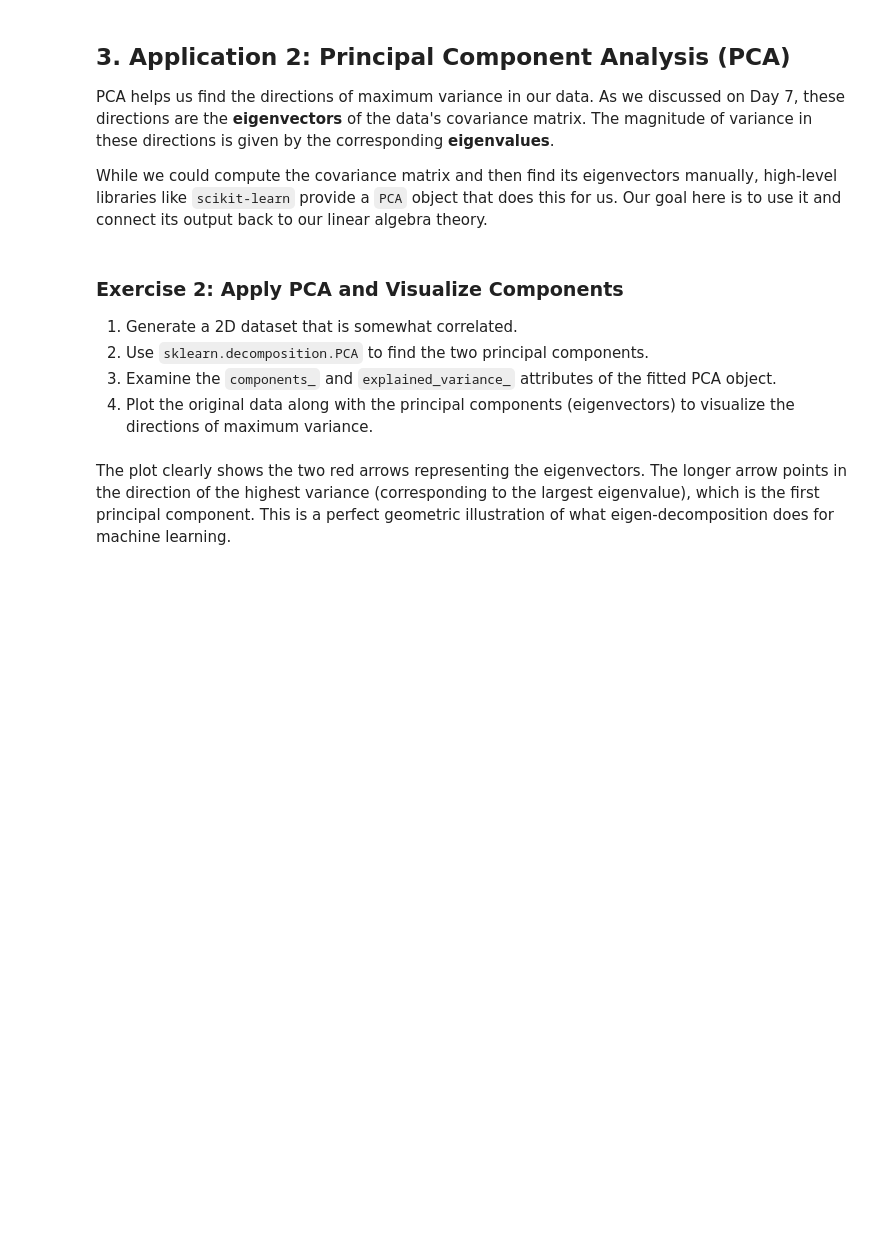
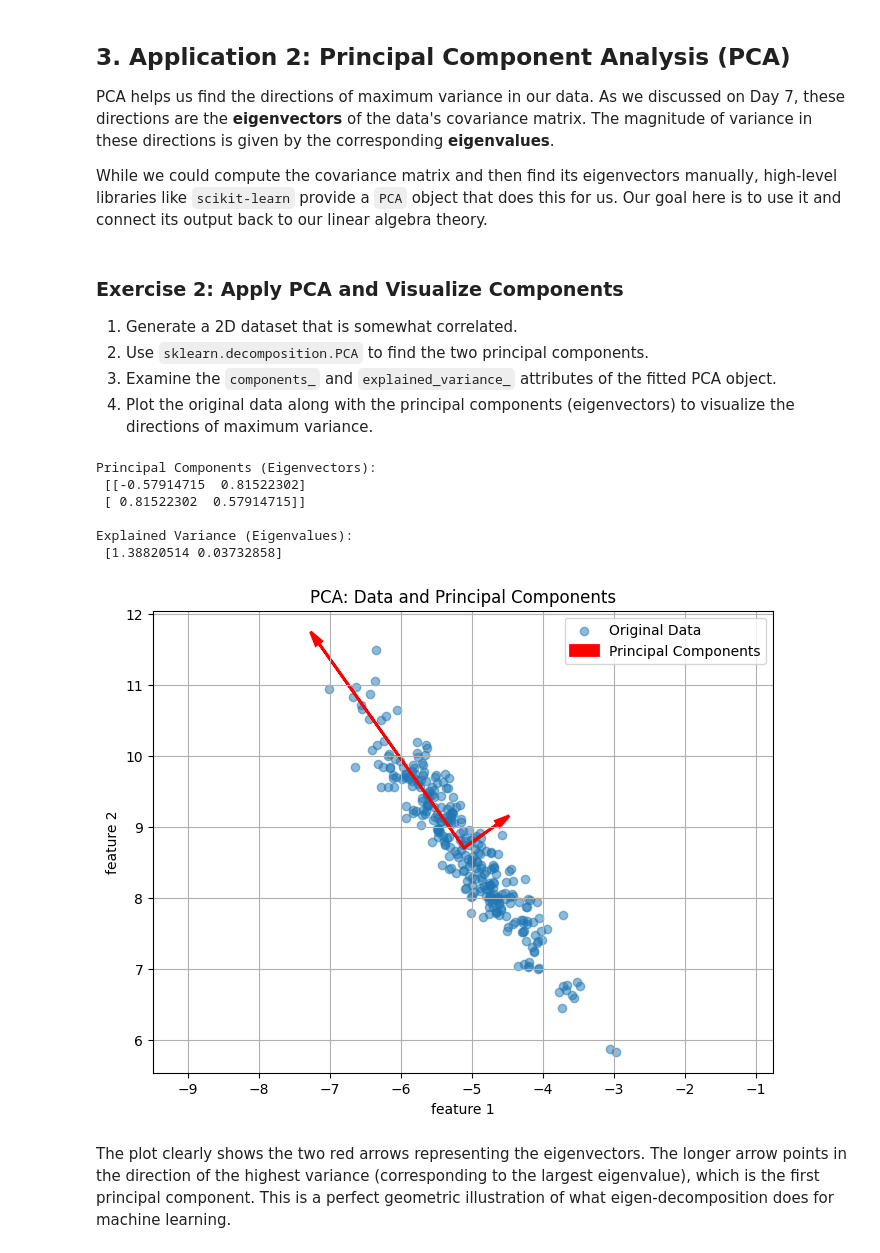
Before and after one commit to rksfn/linear_algebra, a Jupyter notebook: day10_applications_and_review.ipynb, the cells around one changed output. Cells and saved outputs as stored; diff of their text form; code cells hidden in the pictures; blank space fills up the shorter version.

```diff
--- a/day10_applications_and_review.ipynb
+++ b/day10_applications_and_review.ipynb
@@ -103,6 +142,55 @@ While we could compute the covariance matrix and then find its eigenvectors manu
 2.  Use `sklearn.decomposition.PCA` to find the two principal components.
 3.  Examine the `components_` and `explained_variance_` attributes of the fitted PCA object.
 4.  Plot the original data along with the principal components (eigenvectors) to visualize the directions of maximum variance.
+# %%
+np.random.seed(42)
+X_pca, _ = make_blobs(n_samples=300, centers=1, cluster_std=1.0, random_state=42)
+
+transformation = [[0.6, -0.6], [-0.4, 0.8]]
+
+X_pca = X_pca @ transformation
+
+pca = PCA(n_components=2)
+pca.fit(X_pca)
+
+components = pca.components_
+explained_variance = pca.explained_variance_
+
+print("Principal Components (Eigenvectors):\n", components)
+print("\nExplained Variance (Eigenvalues):\n", explained_variance)
+
+plt.figure(figsize=(8, 6))
+plt.scatter(X_pca[:, 0], X_pca[:, 1], alpha=0.5, label="Original Data")
+
+mean = pca.mean_
+for i, vector in enumerate(components):
+    v = vector * 3 * np.sqrt(explained_variance[i])
+    plt.arrow(
+        mean[0],
+        mean[1],
+        v[0],
+        v[1],
+        head_width=0.1,
+        head_length=0.2,
+        linewidth=2,
+        color="r",
+        label=f"PC {i + 1}",
+    )
+plt.xlabel("feature 1")
+plt.ylabel("feature 2")
+plt.title("PCA: Data and Principal Components")
+plt.axis("equal")
+plt.grid(True)
+plt.legend(["Original Data", "Principal Components"])
+plt.show()
+# %% [output]
+Principal Components (Eigenvectors):
+ [[-0.57914715  0.81522302]
+ [ 0.81522302  0.57914715]]
+
+Explained Variance (Eigenvalues):
+ [1.38820514 0.03732858]
+[figure, added]
 # %%
 # 1. Generate correlated 2D data
 np.random.seed(42)
```
Also changed, not shown: parts of 3 cells of this notebook.
